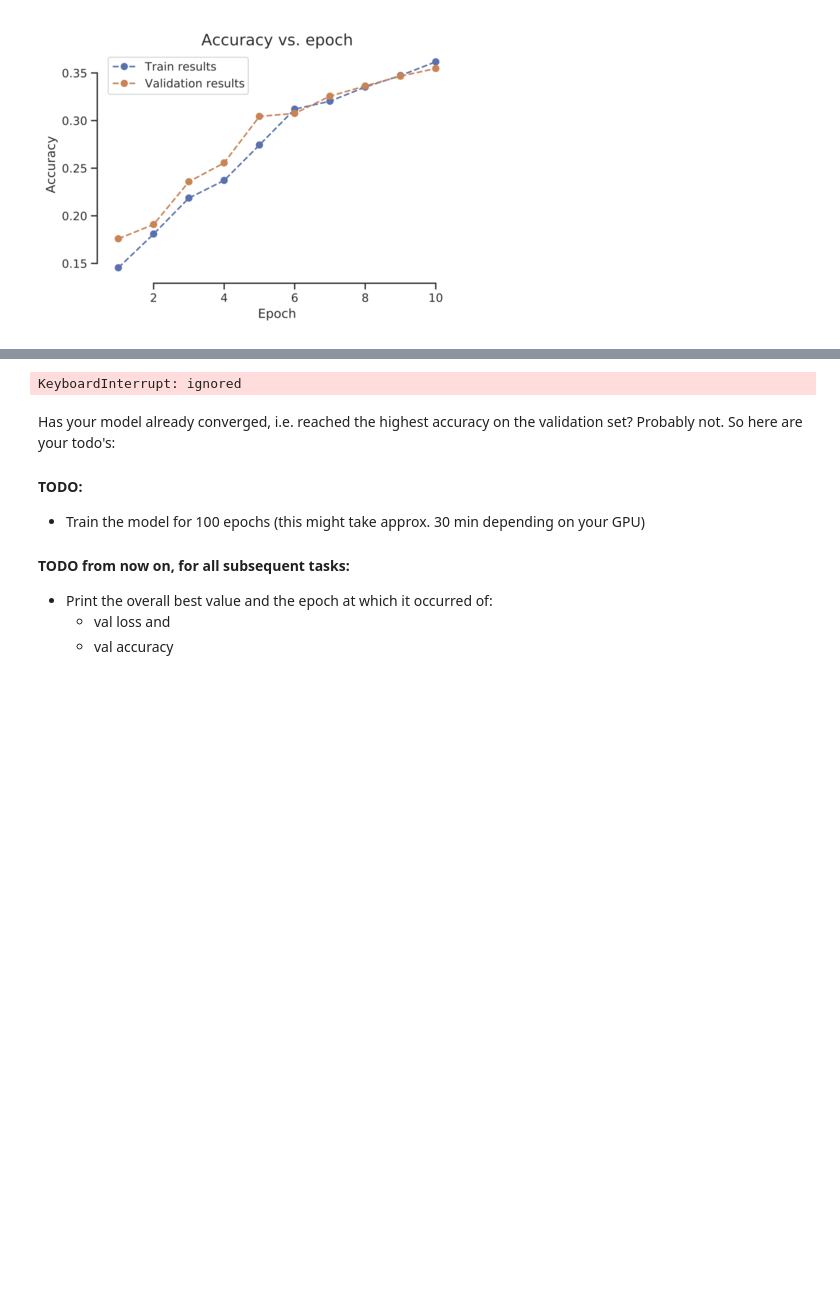
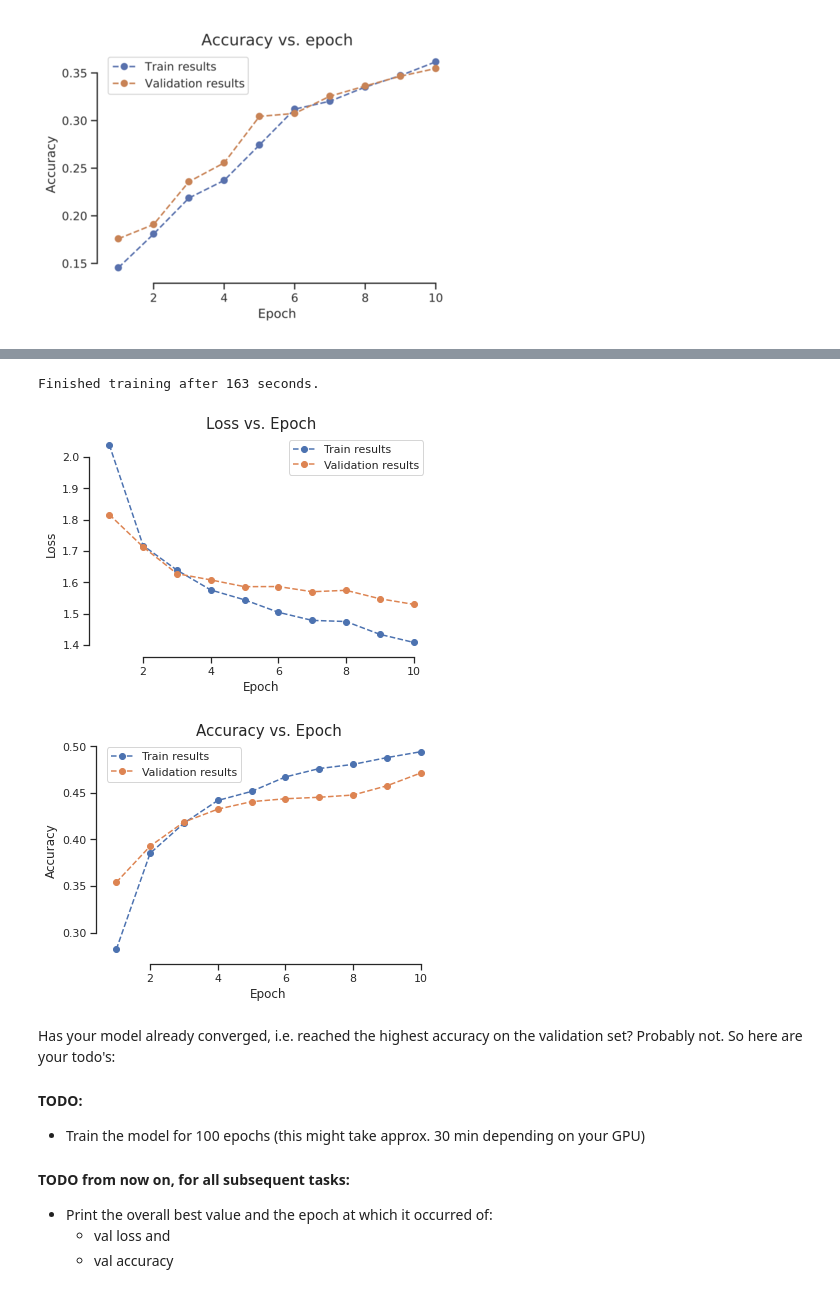
Before and after one commit to Marei33/Deep-Learning, a Jupyter notebook: Ex2_2021.ipynb, the cells around one changed output, grey strips where cells are left out. Drawn from its saved outputs; the diff is of its cells as text; code cells hidden in the pictures; blank space fills up the shorter version.

```diff
--- a/Ex2_2021.ipynb
+++ b/Ex2_2021.ipynb
@@ -479,7 +479,16 @@ def plot(title, label, train_results, val_results, yscale='linear', save_path=No
         ####################
         ## YOUR CODE HERE ##
         ####################
-        plt.scatter(extra_pt[0], extra_pt[1], c='red')
+        #raise NotImplementedError
+        if extra_pt == "Loss":
+          min_value = min(val_results)
+          index = val_results.index(min_value)
+        if extra_pt == "Accuracy":
+          max_value = max(val_results)
+          index = val_results.index(max_value)
+
+        plt.axvline(x=index, color='red', linestyle='--')
+
 
         # END OF YOUR CODE #
 
@@ -589,3 +598,24 @@ For optimization, we do not use SGD as in exercise 1, but the commonly used Adam
 ![training_example_loss_scale.png](embedded-picture-1)
 
 ![training_example_acc_scale.png](embedded-picture-2)
+# %%
+def run_MLP(name, img_width=32, num_in_channels=3, num_classes=num_classes, num_hidden_units=30, num_hidden_layers=1, act_fn=None, num_epochs=100, lr=10e-3,
+            early_stopper=None, train_dataloader=trainloader, val_dataloader=valloader, extra_pt=None):
+
+  mlp = MLP(img_width, num_in_channels, num_classes, num_hidden_units, num_hidden_layers, act_fn)
+  mlp.to(device)
+
+  loss_fn = nn.CrossEntropyLoss()
+  optimizer = optim.Adam(mlp.parameters(), lr=lr)
+
+  train_losses, val_losses, train_accs, val_accs, confusion_matrix = run_training(mlp, optimizer, loss_fn, device, num_epochs, train_dataloader=trainloader,
+                                                                                val_dataloader=valloader, early_stopper=early_stopper, verbose=False)
+
+  plot(title="Loss vs. Epoch", label="Loss", train_results=train_losses, val_results=val_losses, yscale='linear', save_path=None, extra_pt=None, extra_pt_label=None)
+
+  plot(title="Accuracy vs. Epoch", label="Accuracy", train_results=train_accs, val_results=val_accs, yscale='linear', save_path=None, extra_pt=None, extra_pt_label=None)
+
+  torch.save(mlp.state_dict(), name)
+# %%
+run_MLP("mlp_10epochs", num_epochs=10)
+# %% [output]
@@ -592,9 +623,14 @@ For optimization, we do not use SGD as in exercise 1, but the commonly used Adam
+Finished training after 163 seconds.
+[figure, added]
+[figure, added]
 # %%
 ####################
 ## YOUR CODE HERE ##
 ####################
 
 # Instantiate a MLP model with one hidden layer and ReLU activation function
+
+
 
 mlp = MLP(img_width=32, num_in_channels=3, num_classes=num_classes, num_hidden_units=30, num_hidden_layers=1, act_fn=None)
 mlp.to(device)
@@ -618,8 +654,6 @@ plot(title="Loss vs. Epoch", label="Loss", train_results=train_losses, val_resul
          extra_pt=None, extra_pt_label=None)
 plot(title="Accuracy vs. Epoch", label="Accuracy", train_results=train_accs, val_results=val_accs, yscale='linear', save_path=None,
          extra_pt=None, extra_pt_label=None)
-# %% [output]
-KeyboardInterrupt: ignored
 # %% [markdown]
 Has your model already converged, i.e. reached the highest accuracy on the validation set? Probably not. So here are your todo's:
 
```
Also changed, not shown: parts of 22 cells of this notebook.
